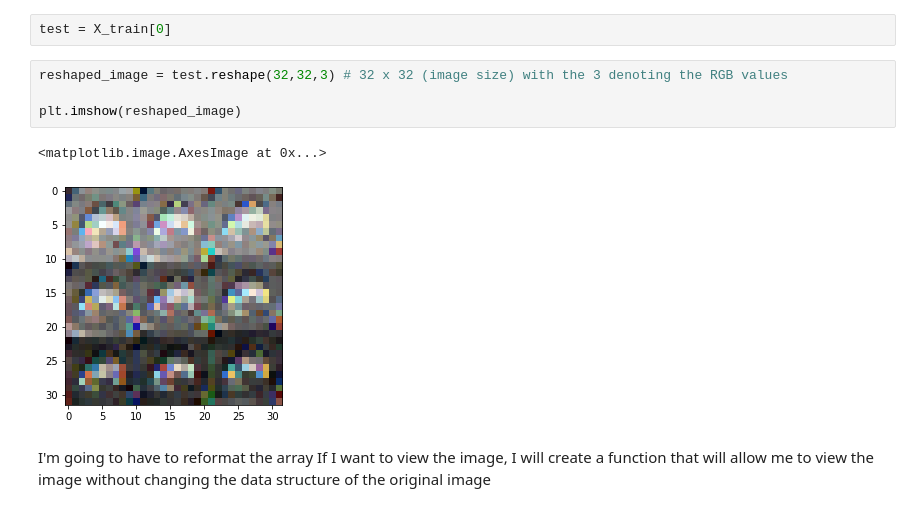
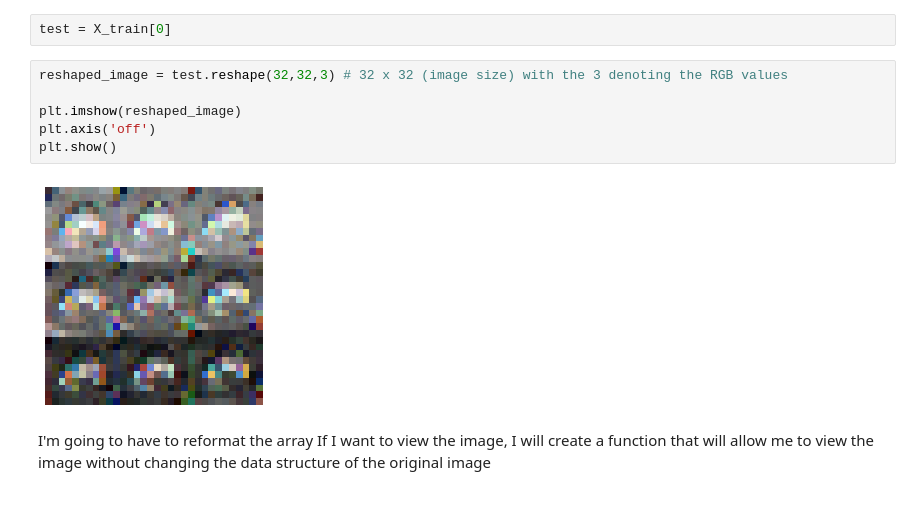
Before and after one commit to sssskipjack/CIFAR-10-Classification-model, a Jupyter notebook: CIFAR-10-CLASSIFICATION.ipynb, the cells around one changed output. Saved outputs shown, nothing was run; the diff lists cells and outputs as text.

```diff
--- a/CIFAR-10-CLASSIFICATION.ipynb
+++ b/CIFAR-10-CLASSIFICATION.ipynb
@@ -94,10 +94,11 @@ test = X_train[0]
 # %%
 reshaped_image = test.reshape(32,32,3) # 32 x 32 (image size) with the 3 denoting the RGB values
 
 plt.imshow(reshaped_image)
+plt.axis('off')
+plt.show()
 # %% [output]
-<matplotlib.image.AxesImage at 0x...>
-[figure, old version]
+[figure, new version]
 # %% [markdown]
 I'm going to have to reformat the array If I want to view the image, I will create a function that will allow me to view the image without changing the data structure of the original image
 # %%
```
Also changed, not shown: parts of 8 cells of this notebook, 2 other files.
